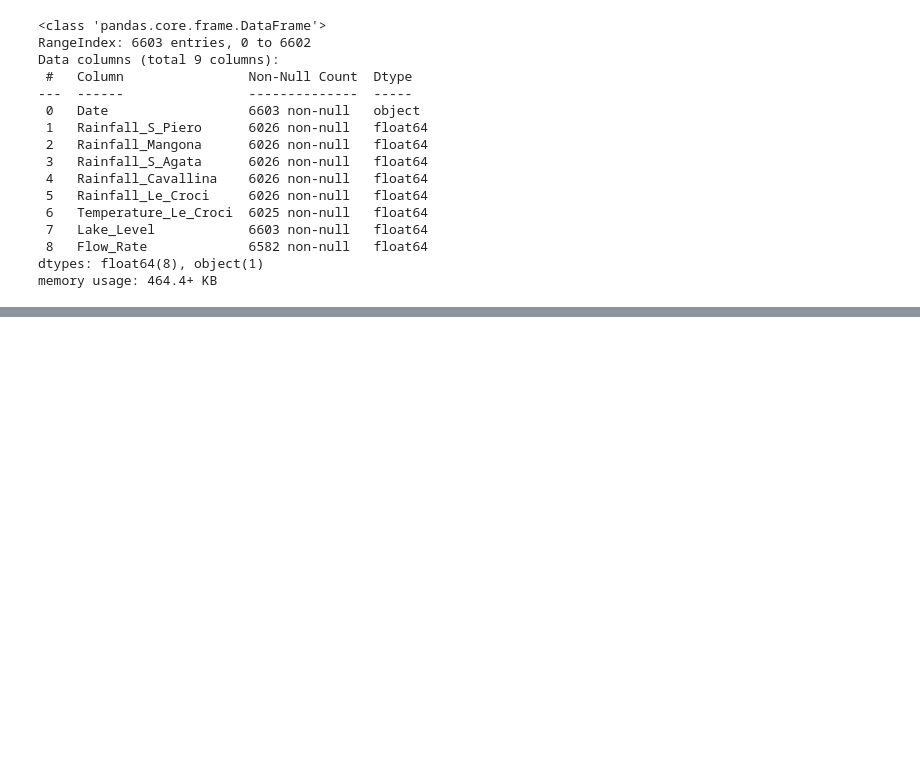
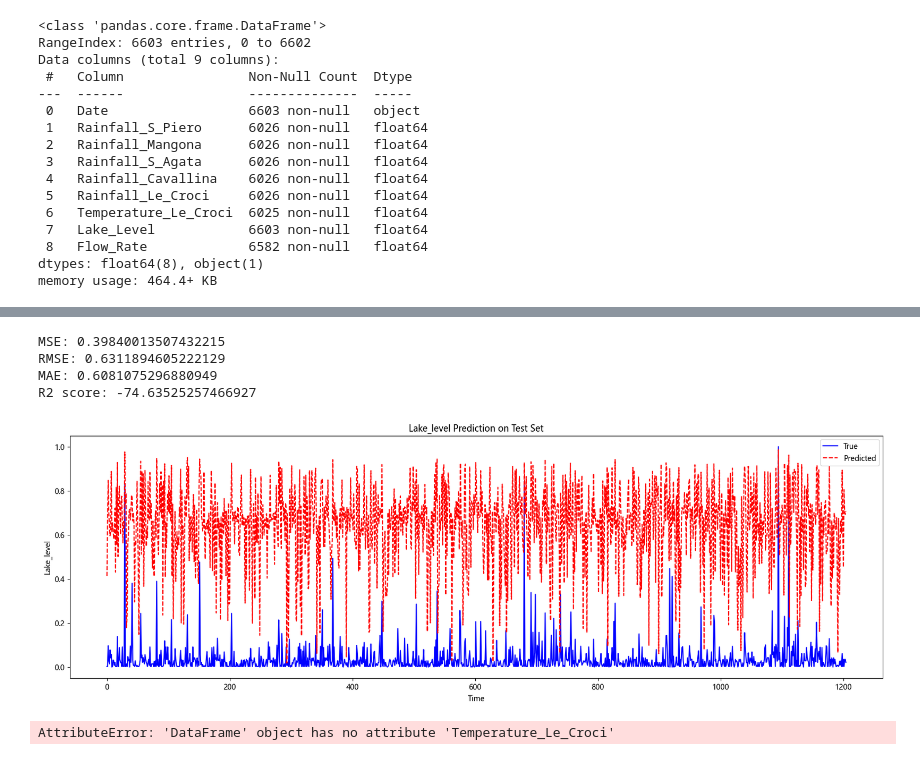
Before and after one commit to ZhouXiinlei/ml_WaterAnalytics, a Jupyter notebook: Lake_Bilancino_Process.ipynb, the cells around one changed output, grey strips where cells are left out. Drawn from its saved outputs; the diff is of its cells as text; code cells hidden in the pictures; blank space fills up the shorter version.

```diff
--- a/Lake_Bilancino_Process.ipynb
+++ b/Lake_Bilancino_Process.ipynb
@@ -493,0 +170,68 @@ plt.show()
+# %%
+from sklearn.model_selection import train_test_split
+
+# 准备数据
+X = bilancino[feature_list].values
+y = bilancino[output[1]].values
+
+# 划分数据集
+X_train, X_test, y_train, y_test = train_test_split(X, y, test_size=0.2, random_state=42)  # 可以选择不同的划分比例
+
+# 初始化最佳分数和模型参数
+Best_r2_score = 0
+Best_n = 0
+Best_lam = 0
+
+# 模型训练用的参数范围
+num = [i*100 for i in range(1, 11)]
+lams = [i*0.1 for i in range(1, 9)]
+
+for n in num:
+    for lam in lams:
+        model = xgb.XGBRegressor(learning_rate=0.1, n_estimators=n, reg_lambda=lam)
+        model.fit(X_train, y_train)  # 注意：我们在训练集上训练模型
+        y_pred = model.predict(X_test)  # 在测试集上评估模型
+        current_score = r2_score(y_test, y_pred)  # 使用测试集标签计算R^2分数
+        if Best_r2_score < current_score:
+            Best_r2_score = current_score
+            Best_n = n
+            Best_lam = lam
+            Best_model = model
+
+# 使用最佳模型在测试集上做出预测，并计算性能指标
+y_pred = Best_model.predict(X_test)
+mse = mean_squared_error(y_test, y_pred)
+rmse = np.sqrt(mse)
+mae = mean_absolute_error(y_test, y_pred)
+r2 = r2_score(y_test, y_pred)
+
+# 打印性能指标
+print('MSE:', mse)
+print('RMSE:', rmse)
+print('MAE:', mae)
+print('R2 score:', r2)
+
+# 绘图
+plt.figure(figsize=(20, 6))
+plt.plot(y_test, label='True', color='blue')  # 测试集的真实标签
+plt.plot(y_pred, label='Predicted', color='red', linestyle='--')  # 测试集的预测值
+
+plt.xlabel('Time')
+plt.ylabel('Lake_level')
+plt.title('Lake_level Prediction on Test Set')
+plt.legend()
+plt.show()
+# %% [output]
+MSE: 0.39840013507432215
+RMSE: 0.6311894605222129
+MAE: 0.6081075296880949
+R2 score: -74.63525257466927
+[figure, added]
+# %%
+bilancino = bilancino[bilancino.Temperature_Le_Croci.notna()].reset_index(drop=True) #删去2004.1.2前的数据
+feature_list = ['Rainfall_1', 'Rainfall_2', 'Rainfall_3', 'Rainfall_4', 'Rainfall_5', 'Temperature']
+bilancino.columns = ['Date', 'Rainfall_1', 'Rainfall_2', 'Rainfall_3', 'Rainfall_4', 'Rainfall_5', 'Temperature', 'Lake_level', 'Flow_rate']
+output = ['Lake_level', 'Flow_rate']
+bilancino['Date'] = pd.to_datetime(bilancino.Date, format='%d/%m/%Y')
+# %% [output]
+AttributeError: 'DataFrame' object has no attribute 'Temperature_Le_Croci'
```
Also changed, not shown: parts of 25 cells of this notebook.
